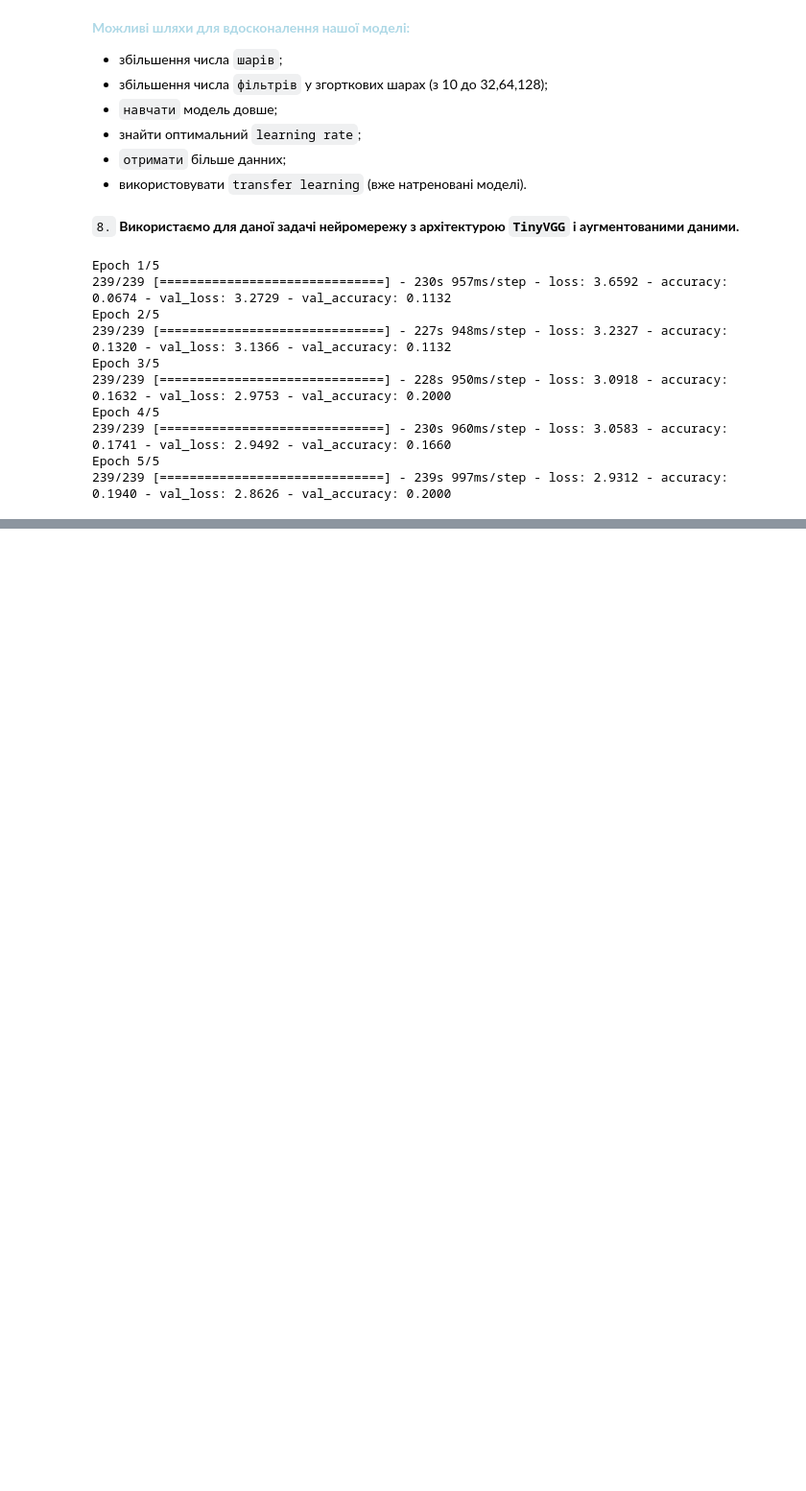
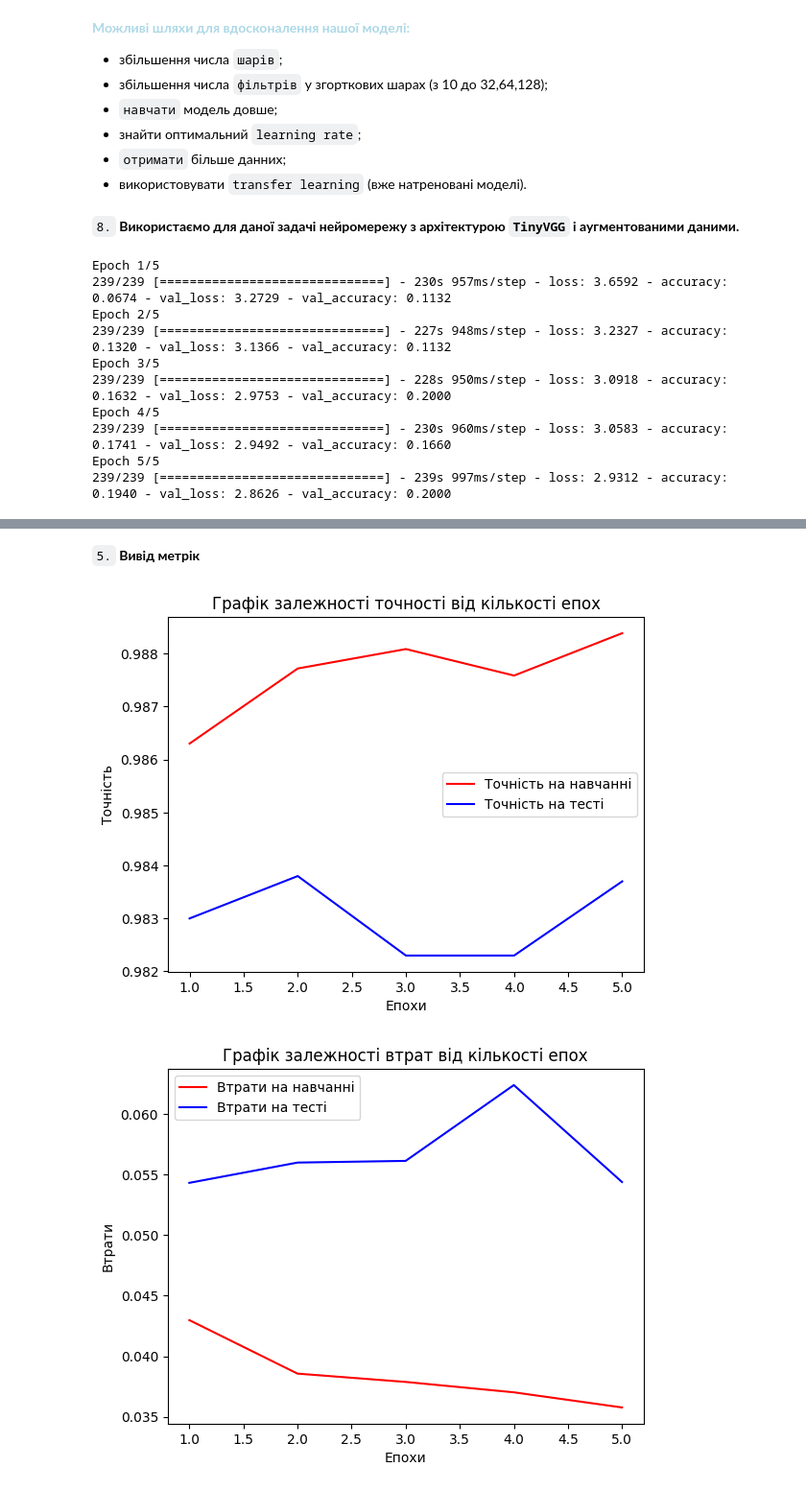
Before and after one commit to ulyagram77/Python_TechnicalVision_Labs, a Jupyter notebook: Lab4/lab4.ipynb, the cells around one changed output, grey strips where cells are left out. Shown at 96% size. Drawn from its saved outputs; the diff is of its cells as text; code cells hidden in the pictures; blank space fills up the shorter version.

```diff
--- a/Lab4/lab4.ipynb
+++ b/Lab4/lab4.ipynb
@@ -444,0 +407,19 @@ plt.show()
+# %%
+# Створення моделі
+model_mnist = Sequential(
+    [
+        Conv2D(10, 3, activation="relu", input_shape=(28, 28, 1)),
+        Conv2D(10, 3, activation="relu"),
+        MaxPooling2D(),
+        Conv2D(10, 3, activation="relu"),
+        Conv2D(10, 3, activation="relu"),
+        MaxPooling2D(),
+        Flatten(),
+        Dense(10, activation="softmax"),
+    ]
+)
+
+# Компіляція моделі
+model_mnist.compile(
+    loss="sparse_categorical_crossentropy", optimizer="adam", metrics=["accuracy"]
+)
@@ -444,0 +428,9 @@ plt.show()
+# %%
+# Fit model
+history_mnist = model_mnist.fit(
+    train_images,
+    train_labels,
+    epochs=5,
+    batch_size=32,
+    validation_data=(test_images, test_labels),
+)
@@ -444,0 +448,7 @@ plt.show()
+# %% [markdown]
+`5.` **Вивід метрік**
+# %%
+plot_metrics(history_mnist)
+# %% [output]
+[figure, added]
+[figure, added]
```
Also changed, not shown: parts of 27 cells of this notebook.
